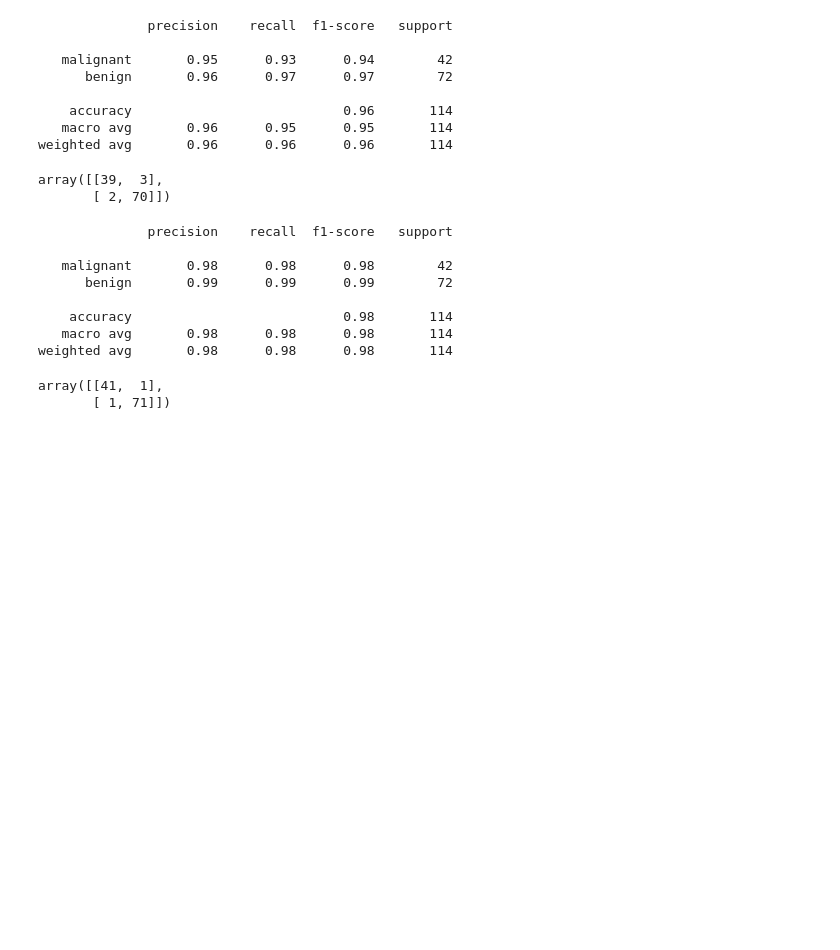
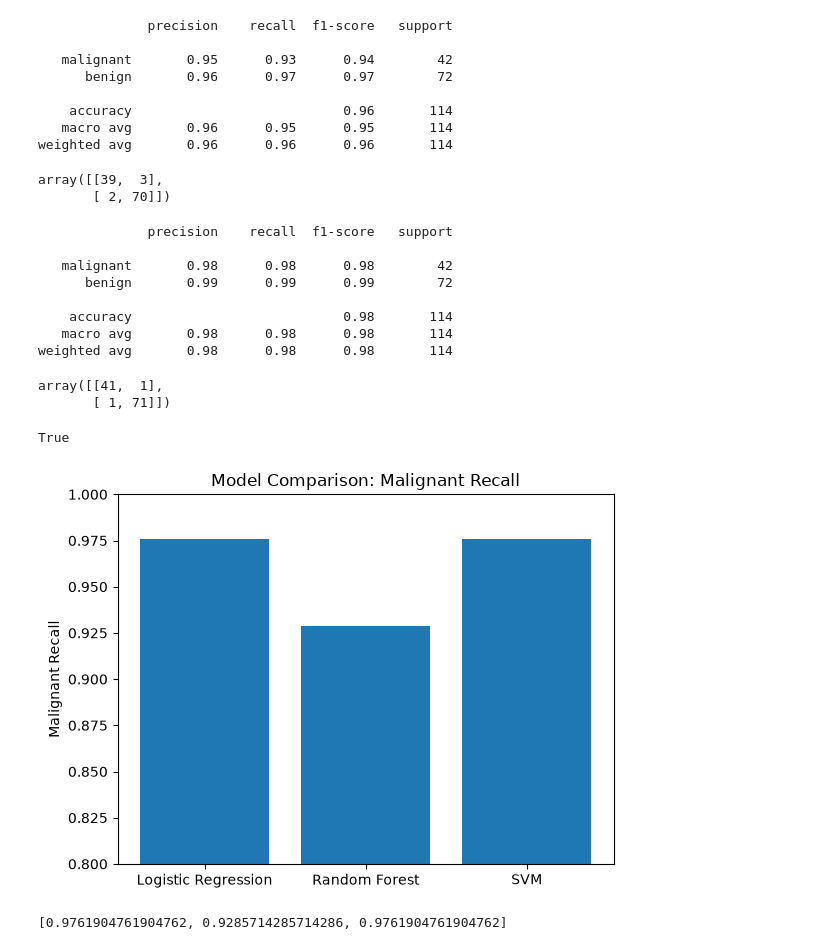
Before and after one commit to Sujay709/breast-cancer-classifier, a Jupyter notebook: notebooks/exploration.ipynb, the cells around one changed output. Cells and saved outputs as stored; diff of their text form; code cells hidden in the pictures; blank space fills up the shorter version.

Commit message:
Add dynamic model comparison chart, save to results/

```diff
--- a/notebooks/exploration.ipynb
+++ b/notebooks/exploration.ipynb
@@ -226,4 +226,20 @@ array([[41,  1],
 mismatches_lr = X_test[y_test != y_pred]
 mismatches_svm = X_test[y_test != svm_pred]
 # %%
-import
+import numpy as np
+np.array_equal(mismatches_lr, mismatches_svm)
+# %% [output]
+True
+# %%
+import matplotlib.pyplot as plt
+
+models = ['Logistic Regression', 'Random Forest', 'SVM']
+recalls = [0.976, 0.929, 0.976]
+
+plt.bar(models, recalls)
+plt.ylabel('Malignant Recall')
+plt.title('Model Comparison: Malignant Recall')
+plt.ylim(0.8, 1.0)
+plt.show()
+# %% [output]
+[figure, added]
@@ -229,0 +250,9 @@ import
+# %%
+recalls = [
+    report_lr['malignant']['recall'],
+    report_rf['malignant']['recall'],
+    report_svm['malignant']['recall']
+]
+recalls
+# %% [output]
+[0.9761904761904762, 0.9285714285714286, 0.9761904761904762]
```
Also changed, not shown: parts of 2 cells of this notebook.
